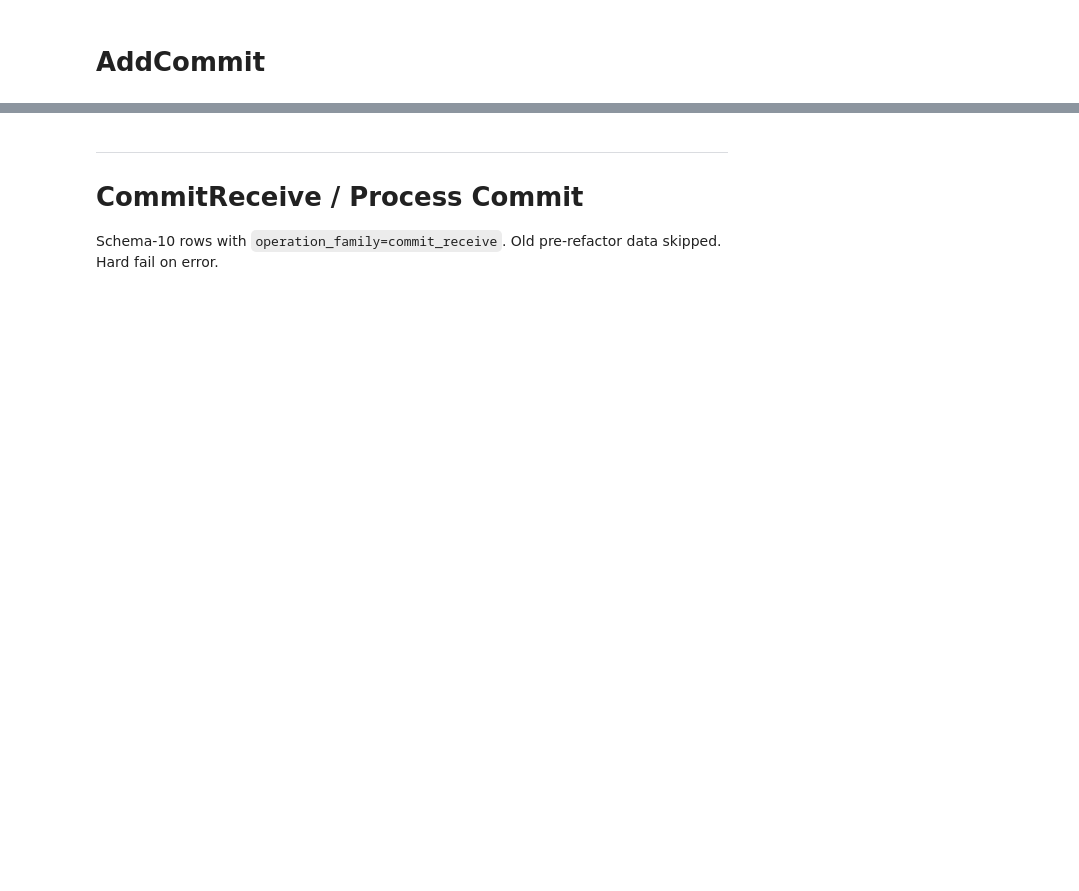
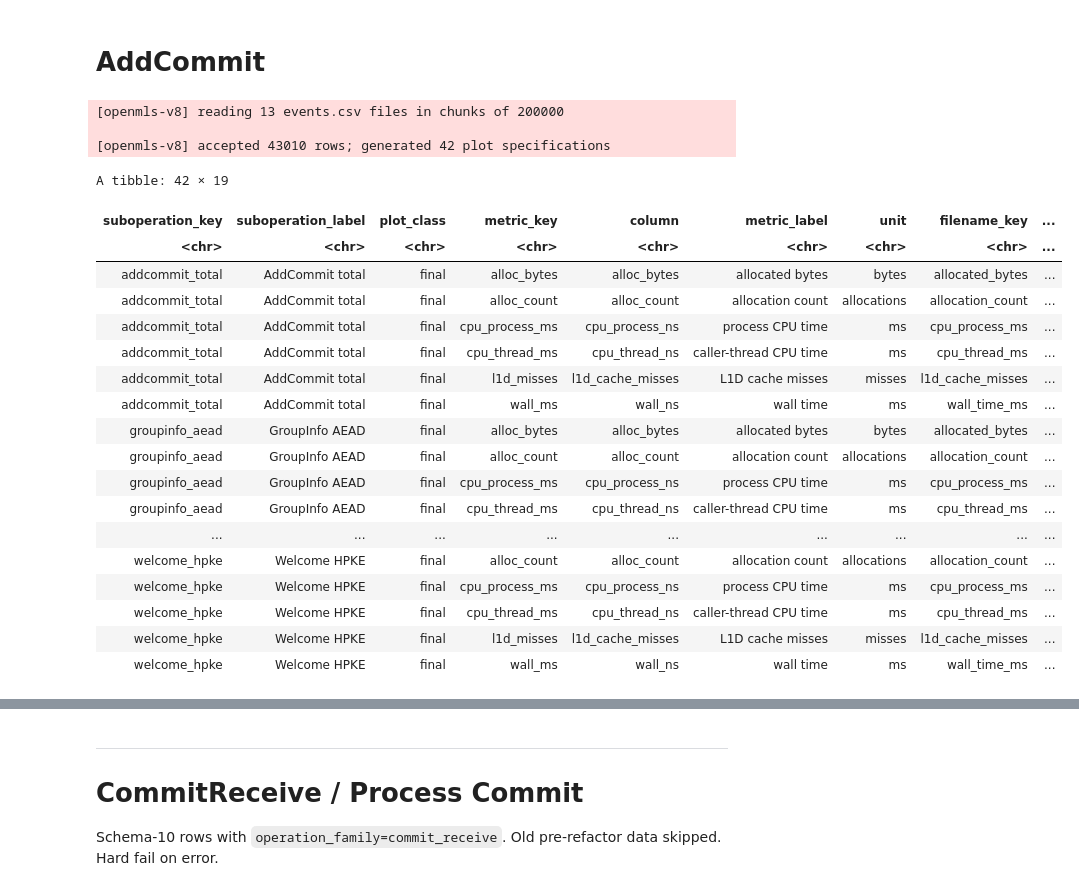
Before and after one commit to Diel065/OpenMLS_Signal_Benchmark, a Jupyter notebook: statistics/statistics_analysis_openmls_v8.ipynb, the cells around one changed output, grey strips where cells are left out. Saved outputs shown, nothing was run; the diff lists cells and outputs as text; code cells hidden in the pictures; blank space fills up the shorter version.

```diff
--- a/statistics/statistics_analysis_openmls_v8.ipynb
+++ b/statistics/statistics_analysis_openmls_v8.ipynb
@@ -2,13 +2,43 @@
 #  AddCommit
 # %%
 options(width = 120)
-Sys.setenv(OPENMLS_V8_CHUNK_ROWS = "200000")
+openmls_v8_data_dir <- "/tmp/MLS_container_no_constraints"
+Sys.setenv(
+  OPENMLS_V8_CHUNK_ROWS = "200000",
+  OPENMLS_V8_INPUT_DIR = openmls_v8_data_dir,
+  OPENMLS_V8_CR_INPUT_DIR = openmls_v8_data_dir,
+  OPENMLS_V8_AM_INPUT_DIR = openmls_v8_data_dir,
+  OPENMLS_V8_CC_INPUT_DIR = openmls_v8_data_dir
+)
 script_candidates <- c("statistics_analysis_openmls_v8.R", file.path("statistics", "statistics_analysis_openmls_v8.R"))
 script_path <- script_candidates[file.exists(script_candidates)][1]
 stopifnot(!is.na(script_path))
 source(script_path)
 result <- run_openmls_v8_analysis(render_plots = TRUE)
 result$plot_registry
+# %% [output]
+[openmls-v8] reading 13 events.csv files in chunks of 200000
+
+[openmls-v8] accepted 43010 rows; generated 42 plot specifications
+A tibble: 42 × 19
+| suboperation_key | suboperation_label | plot_class | metric_key | column | metric_label | unit | filename_key | ... |
+| <chr> | <chr> | <chr> | <chr> | <chr> | <chr> | <chr> | <chr> | ... |
+| addcommit_total | AddCommit total | final | alloc_bytes | alloc_bytes | allocated bytes | bytes | allocated_bytes | ... |
+| addcommit_total | AddCommit total | final | alloc_count | alloc_count | allocation count | allocations | allocation_count | ... |
+| addcommit_total | AddCommit total | final | cpu_process_ms | cpu_process_ns | process CPU time | ms | cpu_process_ms | ... |
+| addcommit_total | AddCommit total | final | cpu_thread_ms | cpu_thread_ns | caller-thread CPU time | ms | cpu_thread_ms | ... |
+| addcommit_total | AddCommit total | final | l1d_misses | l1d_cache_misses | L1D cache misses | misses | l1d_cache_misses | ... |
+| addcommit_total | AddCommit total | final | wall_ms | wall_ns | wall time | ms | wall_time_ms | ... |
+| groupinfo_aead | GroupInfo AEAD | final | alloc_bytes | alloc_bytes | allocated bytes | bytes | allocated_bytes | ... |
+| groupinfo_aead | GroupInfo AEAD | final | alloc_count | alloc_count | allocation count | allocations | allocation_count | ... |
+| groupinfo_aead | GroupInfo AEAD | final | cpu_process_ms | cpu_process_ns | process CPU time | ms | cpu_process_ms | ... |
+| groupinfo_aead | GroupInfo AEAD | final | cpu_thread_ms | cpu_thread_ns | caller-thread CPU time | ms | cpu_thread_ms | ... |
+| ... | ... | ... | ... | ... | ... | ... | ... | ... |
+| welcome_hpke | Welcome HPKE | final | alloc_count | alloc_count | allocation count | allocations | allocation_count | ... |
+| welcome_hpke | Welcome HPKE | final | cpu_process_ms | cpu_process_ns | process CPU time | ms | cpu_process_ms | ... |
+| welcome_hpke | Welcome HPKE | final | cpu_thread_ms | cpu_thread_ns | caller-thread CPU time | ms | cpu_thread_ms | ... |
+| welcome_hpke | Welcome HPKE | final | l1d_misses | l1d_cache_misses | L1D cache misses | misses | l1d_cache_misses | ... |
+| welcome_hpke | Welcome HPKE | final | wall_ms | wall_ns | wall time | ms | wall_time_ms | ... |
 # %%
 out_dir <- openmls_v8_output_default; plot_dir <- file.path(out_dir, "plots")
 registry <- result$plot_registry |> dplyr::filter(filename %in% names(result$plots$objects)) |> dplyr::arrange(plot_kind, suboperation_key, metric_key)
```
Also changed, not shown: parts of 11 cells of this notebook, 21 other files.
